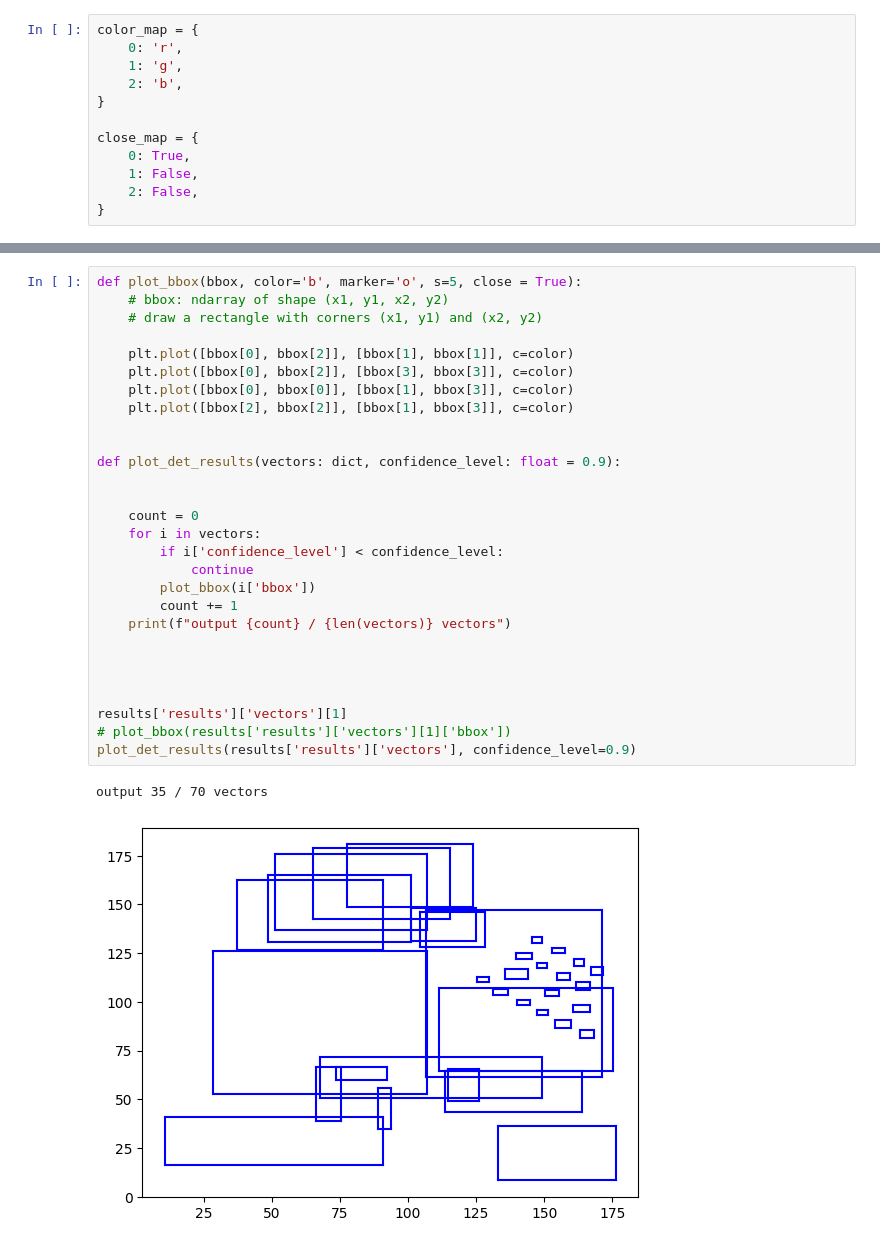
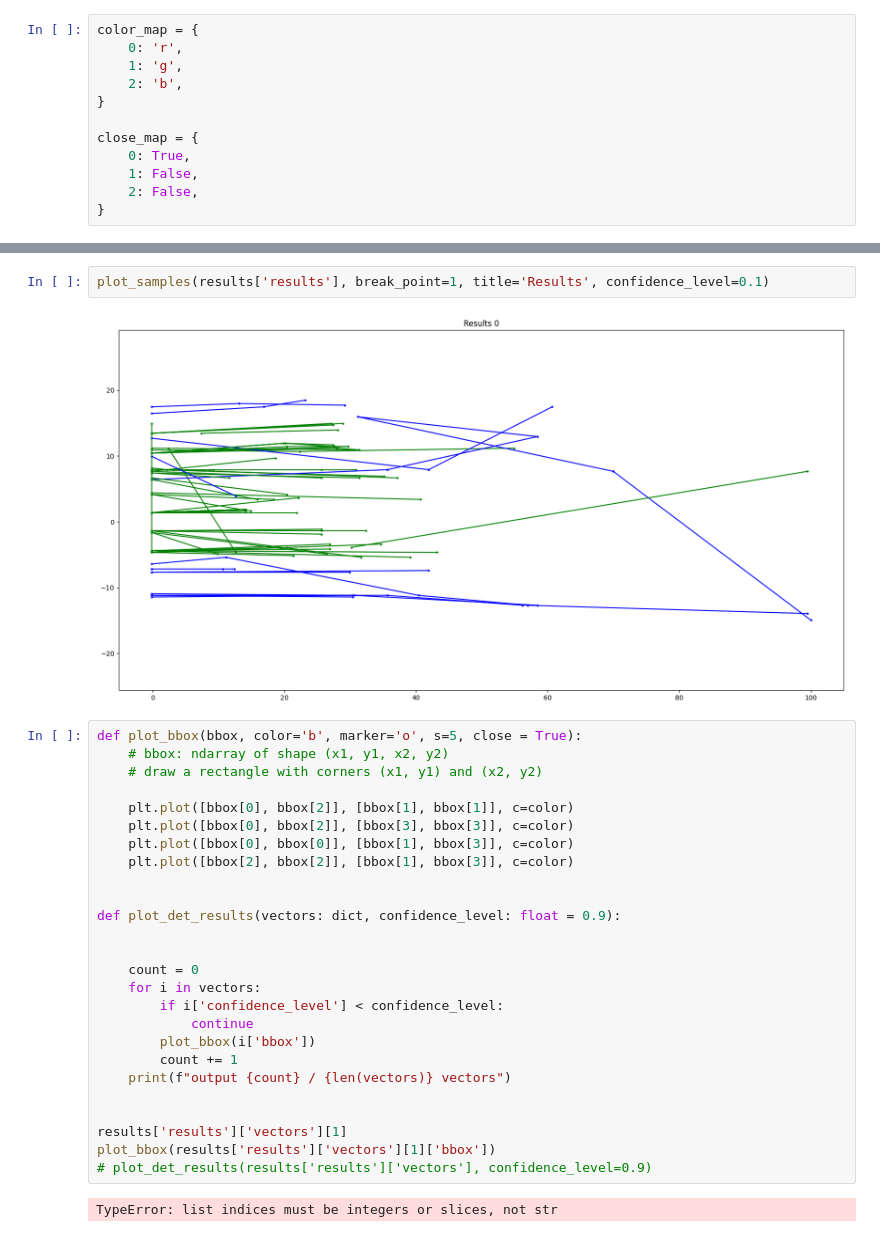
Before and after one commit to yinwu33/VectorMapNet_code, a Jupyter notebook: check.ipynb, the cells around one changed output, grey strips where cells are left out. Cells and saved outputs as stored; diff of their text form.

```diff
--- a/check.ipynb
+++ b/check.ipynb
@@ -178,3 +134,7 @@ output 35 / 70 vectors
+# %%
+plot_samples(results['results'], break_point=1, title='Results', confidence_level=0.1)
+# %% [output]
+[figure, added]
 # %%
 def plot_bbox(bbox, color='b', marker='o', s=5, close = True):
     # bbox: ndarray of shape (x1, y1, x2, y2)
@@ -198,14 +158,11 @@ def plot_det_results(vectors: dict, confidence_level: float = 0.9):
     print(f"output {count} / {len(vectors)} vectors")
 
 
-
-
 results['results']['vectors'][1]
-# plot_bbox(results['results']['vectors'][1]['bbox'])
-plot_det_results(results['results']['vectors'], confidence_level=0.9)
+plot_bbox(results['results']['vectors'][1]['bbox'])
+# plot_det_results(results['results']['vectors'], confidence_level=0.9)
 # %% [output]
-output 35 / 70 vectors
+TypeError: list indices must be integers or slices, not str
-[figure, removed]
 # %%
 def plot_polyline(vector: dict, do_plot_bbox: bool = False):
     # plot polyline
```
Also changed, not shown: parts of 22 cells of this notebook, 10 other files.
